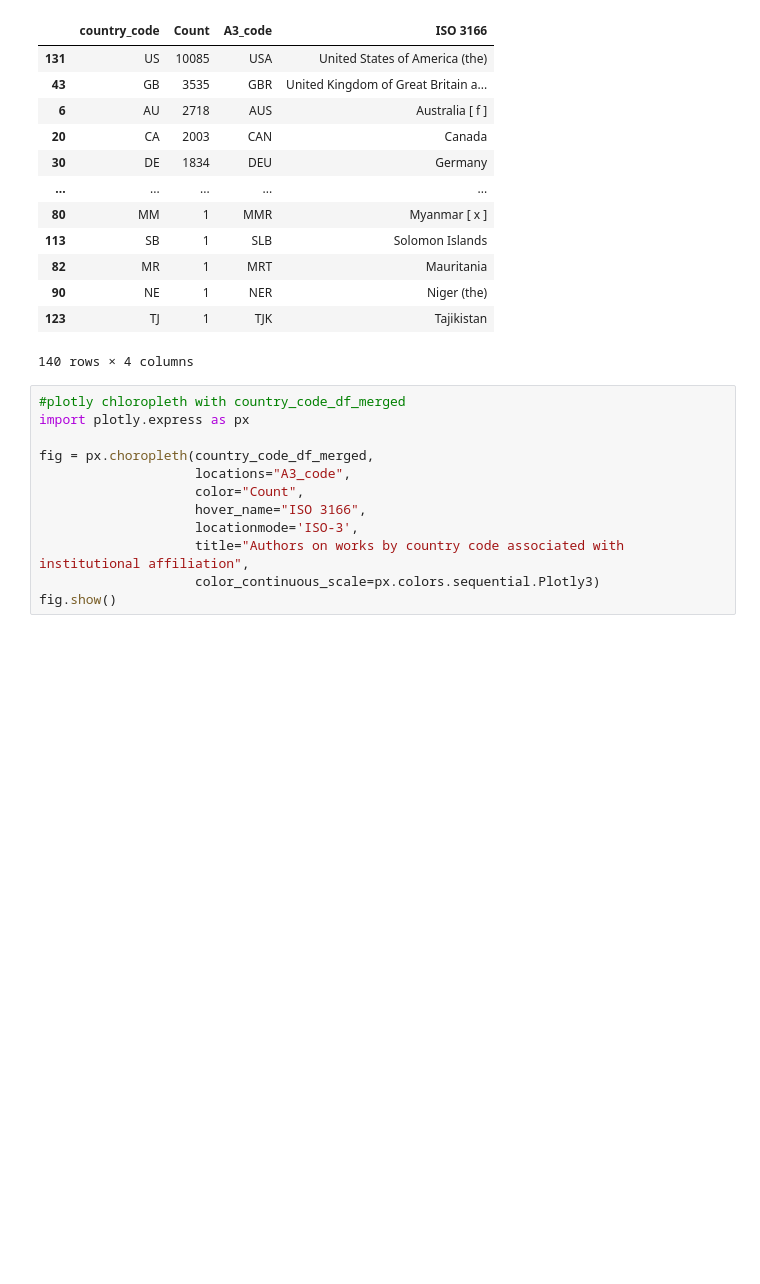
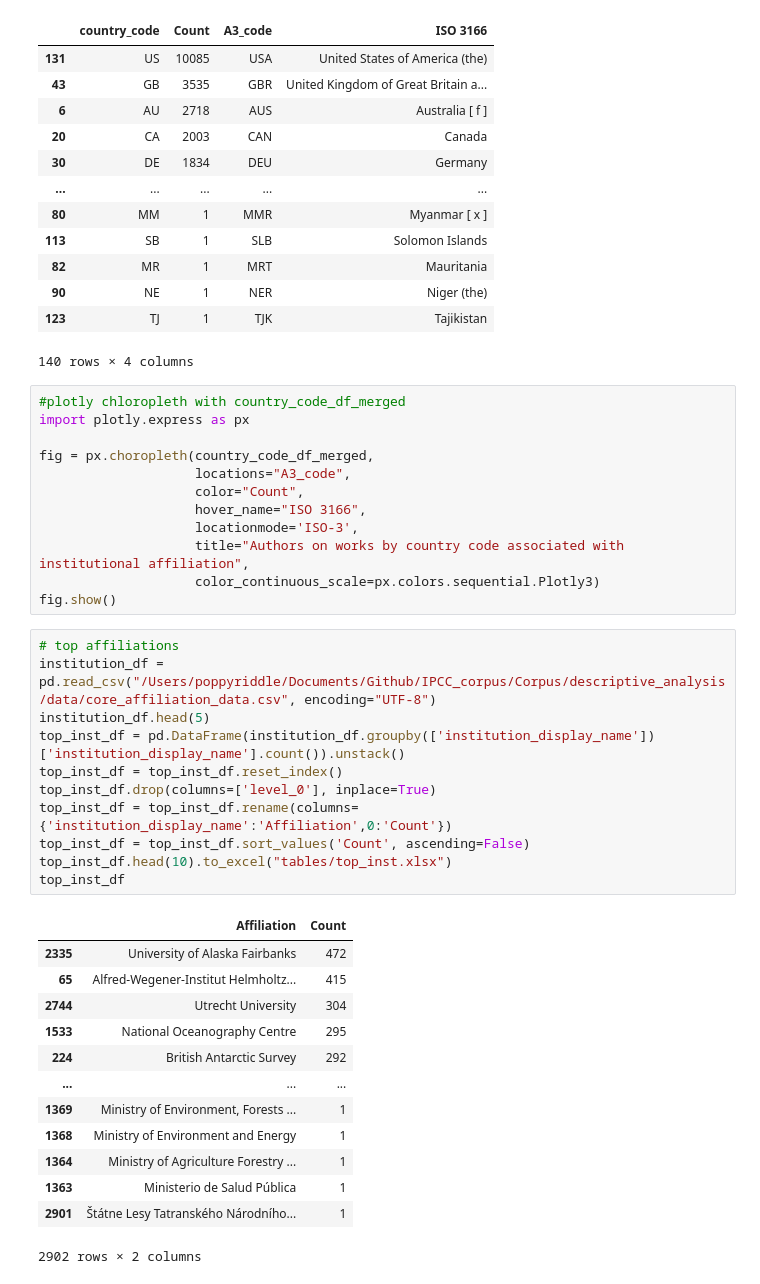
Before and after one commit to poppy-nicolette/IPCC_corpus, a Jupyter notebook: Corpus/descriptive_analysis/descriptive_analysis.ipynb, the cells around one changed output. Cells and saved outputs as stored; diff of their text form; blank space fills up the shorter version.

```diff
--- a/Corpus/descriptive_analysis/descriptive_analysis.ipynb
+++ b/Corpus/descriptive_analysis/descriptive_analysis.ipynb
@@ -262,3 +262,28 @@ fig = px.choropleth(country_code_df_merged,
                     title="Authors on works by country code associated with institutional affiliation",
                     color_continuous_scale=px.colors.sequential.Plotly3)
 fig.show()
+# %%
+# top affiliations
+institution_df = pd.read_csv("/Users/poppyriddle/Documents/Github/IPCC_corpus/Corpus/descriptive_analysis/data/core_affiliation_data.csv", encoding="UTF-8")
+institution_df.head(5)
+top_inst_df = pd.DataFrame(institution_df.groupby(['institution_display_name'])['institution_display_name'].count()).unstack()
+top_inst_df = top_inst_df.reset_index()
+top_inst_df.drop(columns=['level_0'], inplace=True)
+top_inst_df = top_inst_df.rename(columns={'institution_display_name':'Affiliation',0:'Count'})
+top_inst_df = top_inst_df.sort_values('Count', ascending=False)
+top_inst_df.head(10).to_excel("tables/top_inst.xlsx")
+top_inst_df
+# %% [output]
+|  | Affiliation | Count |
+| 2335 | University of Alaska Fairbanks | 472 |
+| 65 | Alfred-Wegener-Institut Helmholtz... | 415 |
+| 2744 | Utrecht University | 304 |
+| 1533 | National Oceanography Centre | 295 |
+| 224 | British Antarctic Survey | 292 |
+| ... | ... | ... |
+| 1369 | Ministry of Environment, Forests ... | 1 |
+| 1368 | Ministry of Environment and Energy | 1 |
+| 1364 | Ministry of Agriculture Forestry ... | 1 |
+| 1363 | Ministerio de Salud Pública | 1 |
+| 2901 | Štátne Lesy Tatranského Národního... | 1 |
+2902 rows × 2 columns
```
Also changed, not shown: parts of 1 cell of this notebook, 4 other files.
